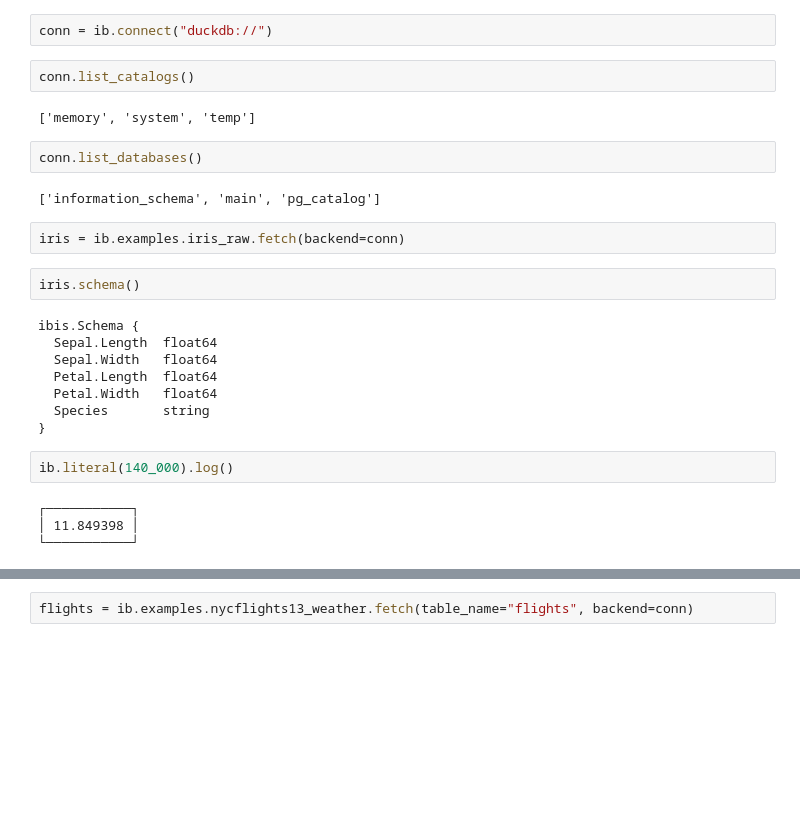
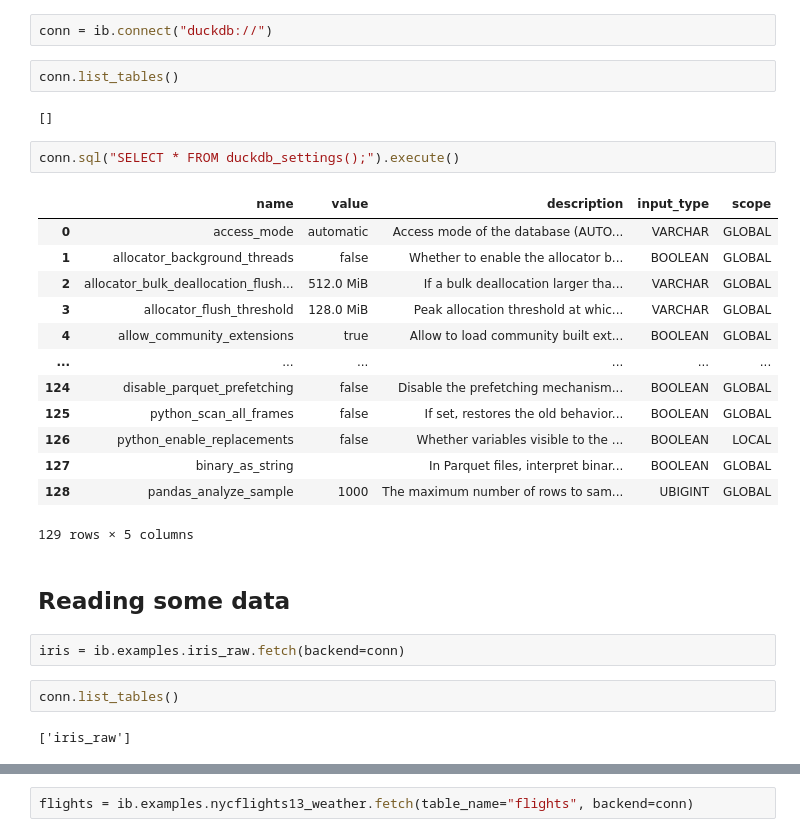
Before and after one commit to ischlo/ibis_workshop, a Jupyter notebook: ibis_duck.ipynb, the cells around one changed output, grey strips where cells are left out. Saved outputs shown, nothing was run; the diff lists cells and outputs as text; blank space fills up the shorter version.

```diff
--- a/ibis_duck.ipynb
+++ b/ibis_duck.ipynb
@@ -16,29 +16,31 @@ ib.options.interactive = True
 ibis is the link between powerfull backend infrastructure and user friendly `python`. It allows writing code in a familiar environement and with an almost same syntax as `pandas`, but executes the code in a database
 # %%
 conn = ib.connect("duckdb://")
-# %%
-conn.list_catalogs()
-# %% [output]
-['memory', 'system', 'temp']
-# %%
-conn.list_databases()
-# %% [output]
-['information_schema', 'main', 'pg_catalog']
+# %%
+conn.list_tables()
+# %% [output]
+[]
+# %%
+conn.sql("SELECT * FROM duckdb_settings();").execute()
+# %% [output]
+|  | name | value | description | input_type | scope |
+| 0 | access_mode | automatic | Access mode of the database (AUTO... | VARCHAR | GLOBAL |
+| 1 | allocator_background_threads | false | Whether to enable the allocator b... | BOOLEAN | GLOBAL |
+| 2 | allocator_bulk_deallocation_flush... | 512.0 MiB | If a bulk deallocation larger tha... | VARCHAR | GLOBAL |
+| 3 | allocator_flush_threshold | 128.0 MiB | Peak allocation threshold at whic... | VARCHAR | GLOBAL |
+| 4 | allow_community_extensions | true | Allow to load community built ext... | BOOLEAN | GLOBAL |
+| ... | ... | ... | ... | ... | ... |
+| 124 | disable_parquet_prefetching | false | Disable the prefetching mechanism... | BOOLEAN | GLOBAL |
+| 125 | python_scan_all_frames | false | If set, restores the old behavior... | BOOLEAN | GLOBAL |
+| 126 | python_enable_replacements | false | Whether variables visible to the ... | BOOLEAN | LOCAL |
+| 127 | binary_as_string |  | In Parquet files, interpret binar... | BOOLEAN | GLOBAL |
+| 128 | pandas_analyze_sample | 1000 | The maximum number of rows to sam... | UBIGINT | GLOBAL |
+129 rows × 5 columns
+# %% [markdown]
+## Reading some data
 # %%
 iris = ib.examples.iris_raw.fetch(backend=conn)
-# %%
-iris.schema()
-# %% [output]
-ibis.Schema {
-  Sepal.Length  float64
-  Sepal.Width   float64
-  Petal.Length  float64
-  Petal.Width   float64
-  Species       string
-}
-# %%
-ib.literal(140_000).log()
-# %% [output]
-┌───────────┐
-│ 11.849398 │
-└───────────┘
+# %%
+conn.list_tables()
+# %% [output]
+['iris_raw']
```
Also changed, not shown: parts of 27 cells of this notebook.
